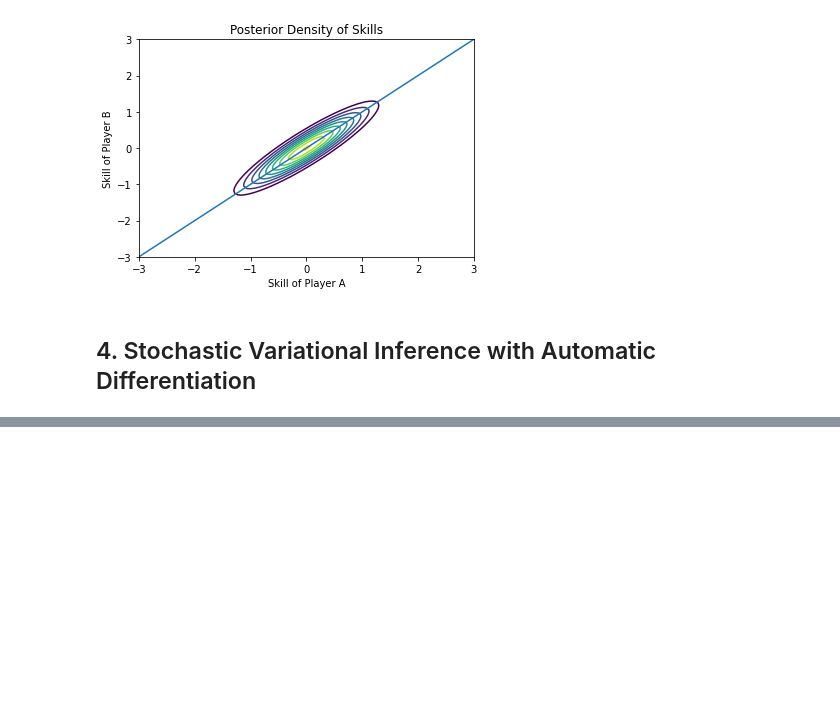
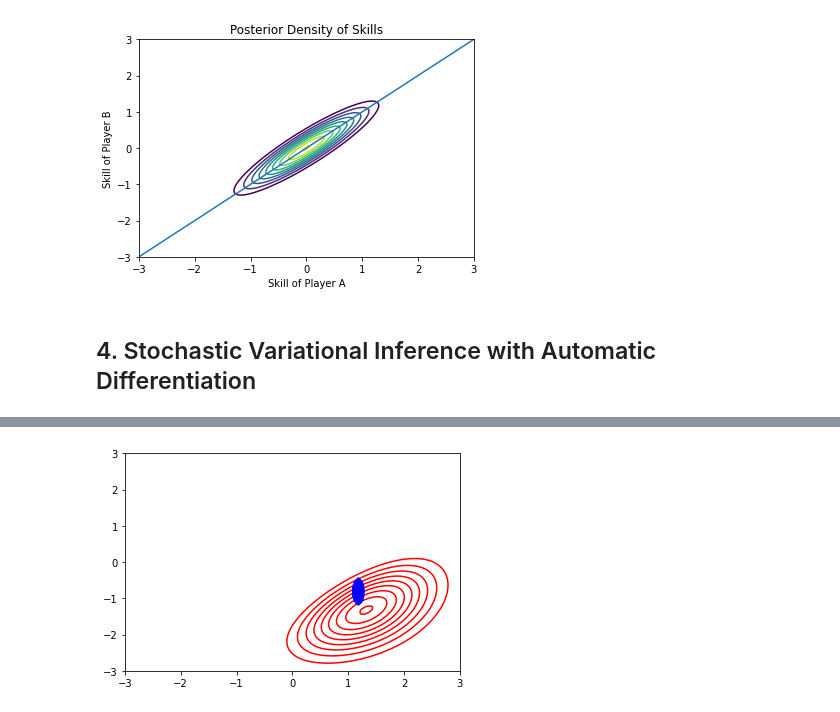
Before and after one commit to mrsalehi/csc2506-prob-learn-reason, a Jupyter notebook: Assignment-2/Assignment2.ipynb, the cells around one changed output, grey strips where cells are left out. Cells and saved outputs as stored; diff of their text form; code cells hidden in the pictures; blank space fills up the shorter version.

```diff
--- a/Assignment-2/Assignment2.ipynb
+++ b/Assignment-2/Assignment2.ipynb
@@ -156,0 +216,8 @@ skill_countour(f)
+# %%
+init_params = {'mu': jnp.array([-2.,3.]), 'ls': jnp.array([0.5, 2.3])}
+
+toy_evidence = two_player_toy_games(10, 0)
+
+learn_and_vis_toy_variational_approx(init_params, toy_evidence, num_iters=100, lr=1e-2, num_q_samples=100,
+                                    print_every=20)
+# %% [output]
@@ -156,0 +229 @@ skill_countour(f)
+[figure, added]
```
Also changed, not shown: parts of 10 cells of this notebook.
